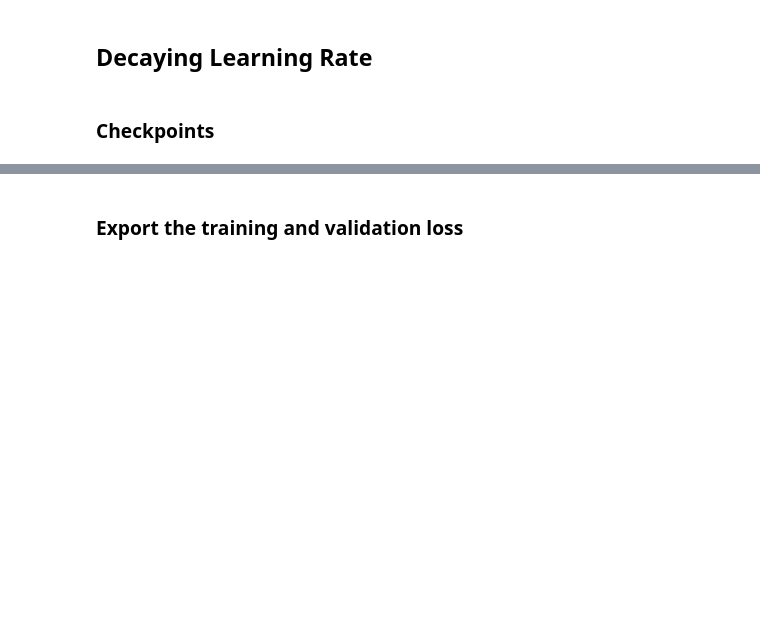
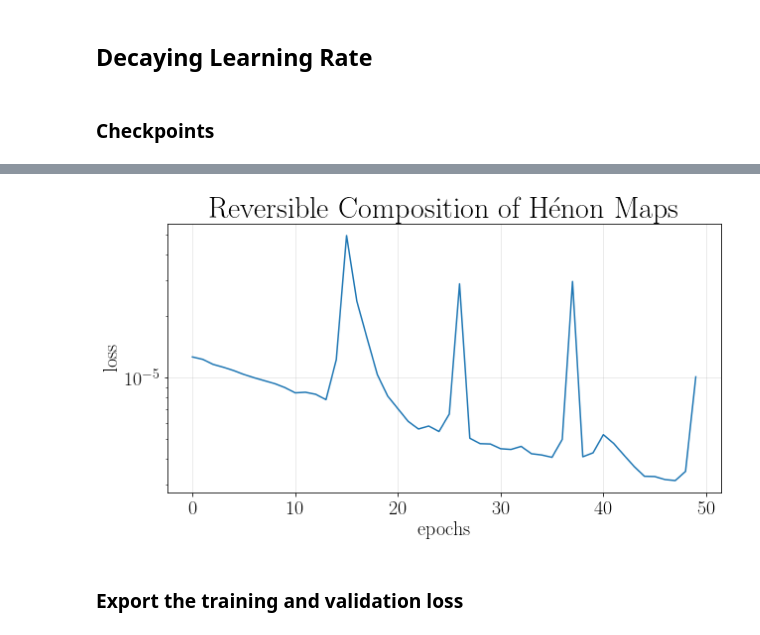
Before and after one commit to Ricvalp/SymplecticTimeReversibleNN, a Jupyter notebook: PerturbedPendulum/PerturbedPendulum.ipynb, the cells around one changed output, grey strips where cells are left out. Saved outputs shown, nothing was run; the diff lists cells and outputs as text; code cells hidden in the pictures; blank space fills up the shorter version.

```diff
--- a/PerturbedPendulum/PerturbedPendulum.ipynb
+++ b/PerturbedPendulum/PerturbedPendulum.ipynb
@@ -92,16 +99,18 @@ Epoch 4/50
 # %%
 plt.figure(figsize = (10,5))
-plt.plot(history.history["loss"])
+plt.plot(history.history["val_loss"])
 plt.rc('text', usetex=True)
 plt.rc('font', family='serif')
 plt.title(r'Reversible Composition of H\'enon Maps', fontsize = 30)
 plt.xlabel(r'epochs', fontsize=20)
 plt.ylabel(r'loss', fontsize=20)
 plt.yscale("log")
 plt.xticks(fontsize=20)
 plt.yticks(fontsize=20)
 plt.grid(axis='both', alpha=.3)
 #plt.savefig("loss_Henon_E01667")
+# %% [output]
+[figure, added]
 # %% [markdown]
 ### Export the training and validation loss
 # %%
```
Also changed, not shown: parts of 3 cells of this notebook, 4 other files.
